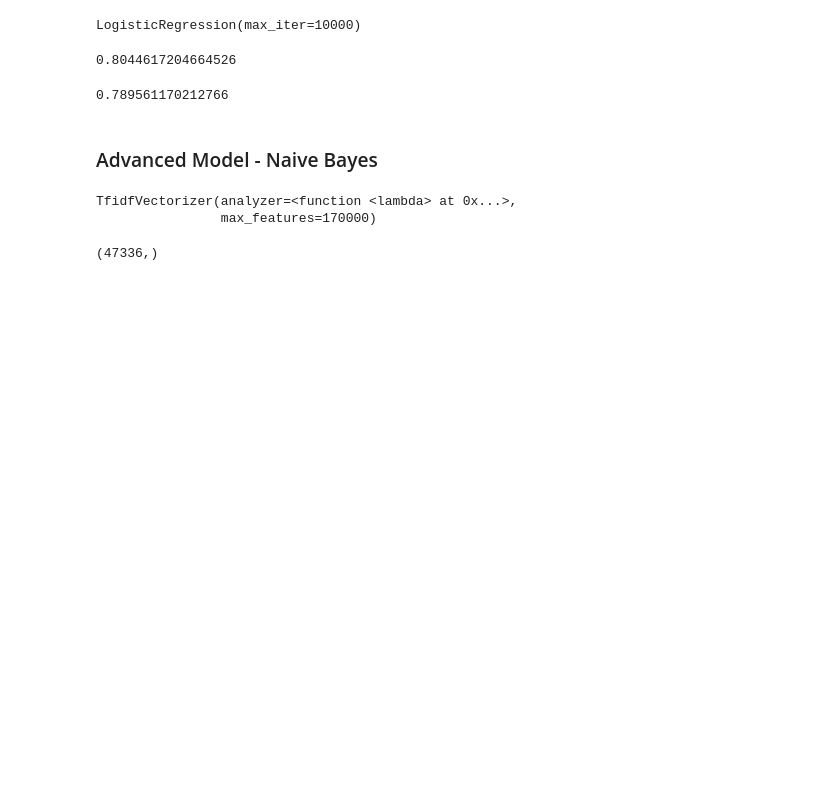
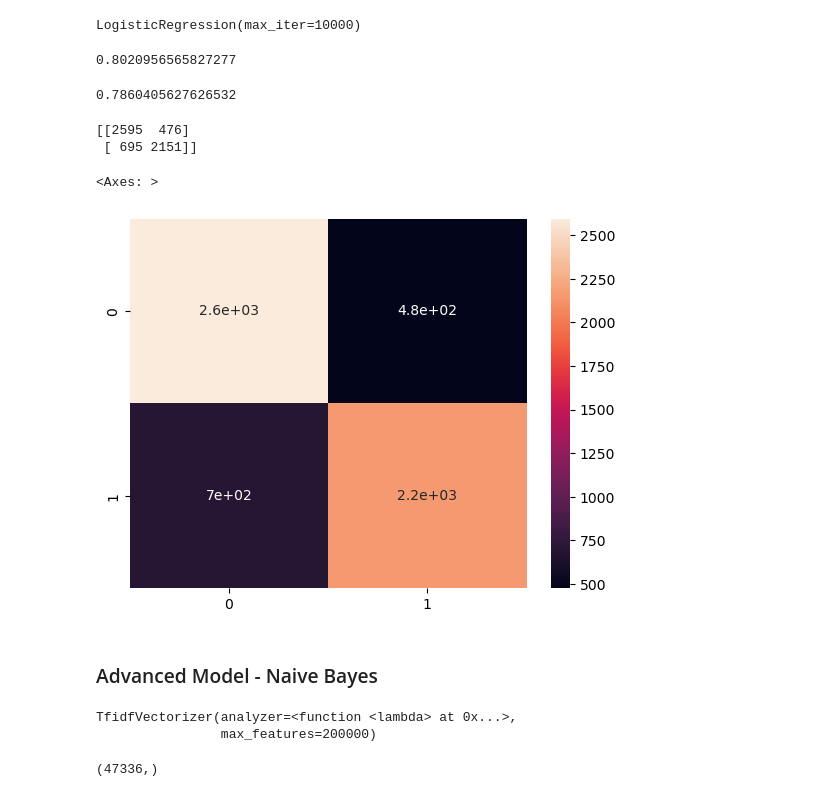
Before and after one commit to mikkel-kjaerulf/fake_news_detector, a Jupyter notebook: model.ipynb, the cells around one changed output. Cells and saved outputs as stored; diff of their text form; code cells hidden in the pictures; blank space fills up the shorter version.

```diff
--- a/model.ipynb
+++ b/model.ipynb
@@ -62,6 +55,8 @@ data.head()
 X_train, X_val, y_train, y_val = train_test_split(data['content'], data['type'], test_size=0.2, random_state=0)
 X_val, X_test, y_val, y_test = train_test_split(X_val, y_val, test_size=0.5, random_state=0)
 # %%
-vectorizer = CountVectorizer(analyzer=lambda x : x, max_features=170000)
-vectorizer.fit(iter(X_train))
+from sklearn.feature_extraction.text import TfidfVectorizer
+from sklearn.feature_extraction.text import CountVectorizer
+vectorizer = TfidfVectorizer(analyzer=lambda x : x, max_features=200000)
+vectorizer.fit(X_train)
 # %% [output]
@@ -89,15 +89,27 @@ pred = model.predict(X_val)
 # %%
 accuracy_score(y_val, pred)
 # %% [output]
-0.8044617204664526
+0.8020956565827277
 # %%
 from sklearn.metrics import f1_score
 
 # y_val er pandas series, så omdanner også til ndarray
 # positive = reliable
-f1_score(pd.Series.to_numpy(y_val), pred_val, pos_label='reliable')
+f1_score(pd.Series.to_numpy(y_val), pred, pos_label='reliable')
 # %% [output]
-0.789561170212766
+0.7860405627626532
+# %%
+from sklearn.metrics import confusion_matrix
+# generating confusion matrix
+cf_matrix = confusion_matrix(pd.Series.to_numpy(y_val), pred)
+print(cf_matrix)
+# plotting to a heatmap
+sns.heatmap(cf_matrix, annot=True)
+# %% [output]
+[[2595  476]
+ [ 695 2151]]
+<Axes: >
+[figure, added]
 # %% [markdown]
 ### Advanced Model - Naive Bayes
 # %%
@@ -105,11 +117,12 @@ X_train, X_val, y_train, y_val = train_test_split(data['content'], data['type'],
 X_val, X_test, y_val, y_test = train_test_split(X_val, y_val, test_size=0.5, random_state=0)
 # %%
 from sklearn.feature_extraction.text import TfidfVectorizer
-vectorizer = TfidfVectorizer(analyzer=lambda x : x, max_features=170000)
+from sklearn.feature_extraction.text import CountVectorizer
+vectorizer = TfidfVectorizer(analyzer=lambda x : x, max_features=200000)
 vectorizer.fit(X_train)
 # %% [output]
 TfidfVectorizer(analyzer=<function <lambda> at 0x...>,
-                max_features=170000)
+                max_features=200000)
 # %%
 X_train.shape
 # %% [output]
```
Also changed, not shown: parts of 9 cells of this notebook, 1 other file.
